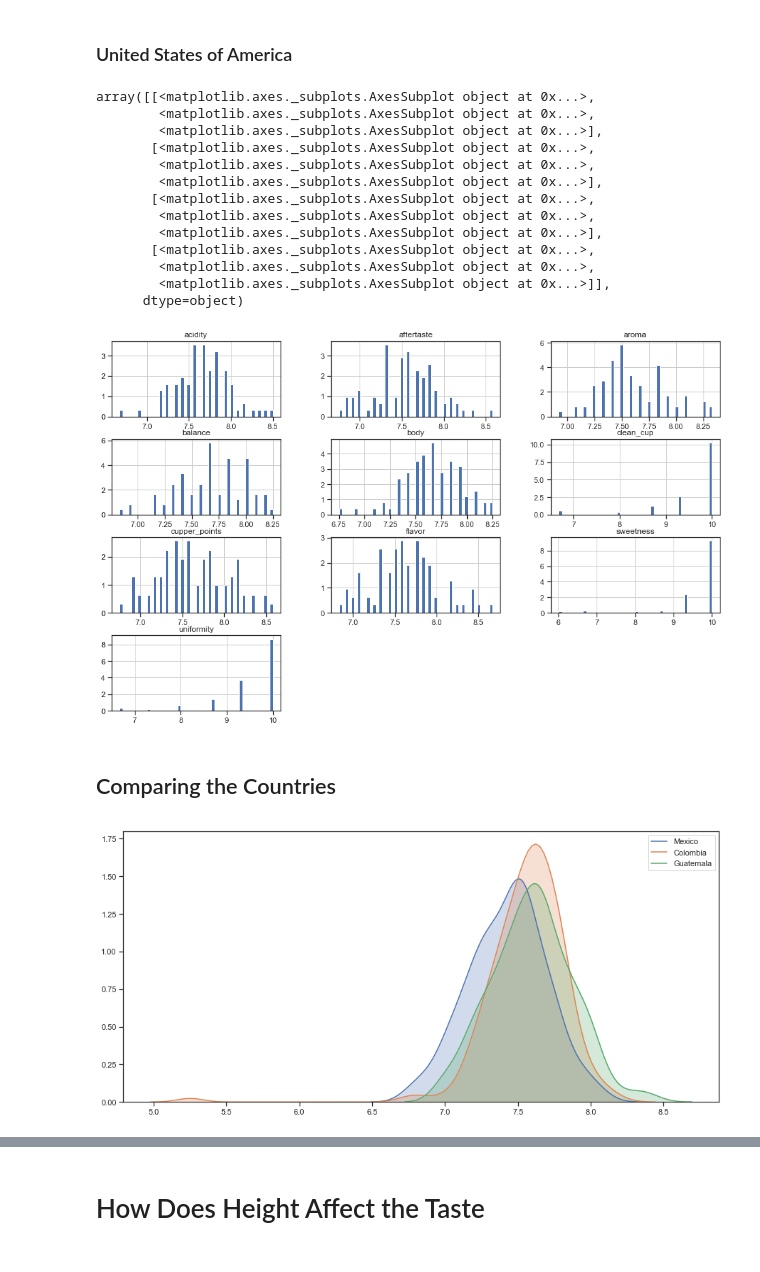
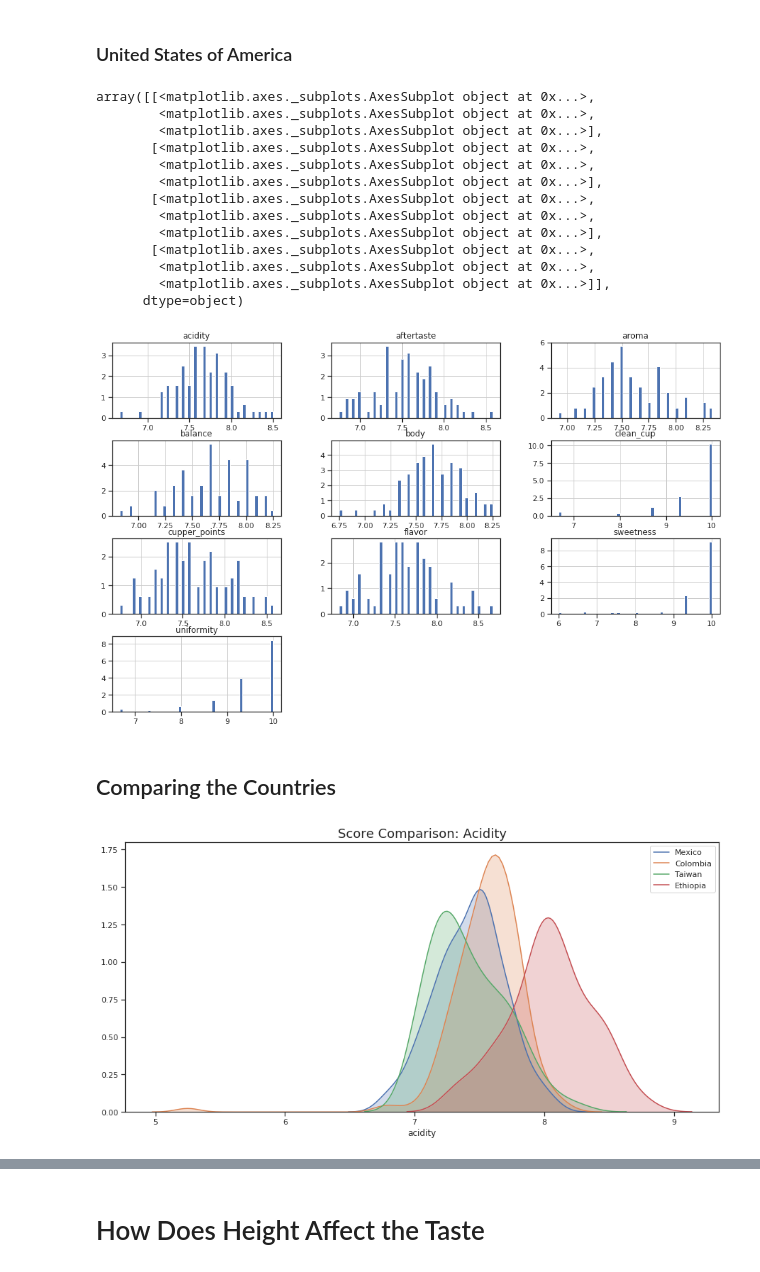
Before and after one commit to Evelyn-H/Data-Analysis-Course, a Jupyter notebook: Coffee Explorations.ipynb, the cells around one changed output, grey strips where cells are left out. Saved outputs shown, nothing was run; the diff lists cells and outputs as text; code cells hidden in the pictures.

```diff
--- a/Coffee Explorations.ipynb
+++ b/Coffee Explorations.ipynb
@@ -25,8 +25,8 @@ warnings.filterwarnings('ignore')
 # %%
 # Read dataset
 df = pd.read_csv("coffee-quality-database-master/data/arabica_data_cleaned.csv").drop("Unnamed: 0", axis=1)
-# df_robusta = pd.read_csv("coffee-quality-database-master/data/robusta_data_cleaned.csv").drop("Unnamed: 0", axis=1)
-# df = df.append(df_robusta, sort=False, ignore_index=True)
+df_robusta = pd.read_csv("coffee-quality-database-master/data/robusta_data_cleaned.csv").drop("Unnamed: 0", axis=1)
+df = df.append(df_robusta, sort=False, ignore_index=True)
 # %%
 # Look at first entries
 df.head()
@@ -341,7 +351,7 @@ array([[<matplotlib.axes._subplots.AxesSubplot object at 0x...>,
         <matplotlib.axes._subplots.AxesSubplot object at 0x...>,
         <matplotlib.axes._subplots.AxesSubplot object at 0x...>]],
       dtype=object)
-[figure, old version]
+[figure, new version]
 # %% [markdown]
 ## Comparing the Countries
 # %%
@@ -353,10 +363,12 @@ def plot_distrib(df_data, attrib, country_list):
     plt.figure(figsize=(15,7))
     for i, country in enumerate(country_list):
         sns.kdeplot(df_data[df_data.country_of_origin == country][attrib], shade=True, label=country)
+    plt.title(f"Score Comparison: {attrib[0].upper()}{attrib[1:]}", fontsize=18)
+    plt.xlabel(attrib)
 # %%
 # Acidity
-plot_distrib(df, "acidity", ["Mexico", "Colombia", "Guatemala"])
+plot_distrib(df, "acidity", ["Mexico", "Colombia", "Taiwan", "Ethiopia"])
 # %% [output]
-[figure, old version]
+[figure, new version]
 # %%
 # Body
```
Also changed, not shown: parts of 21 cells of this notebook, 14 other files.
